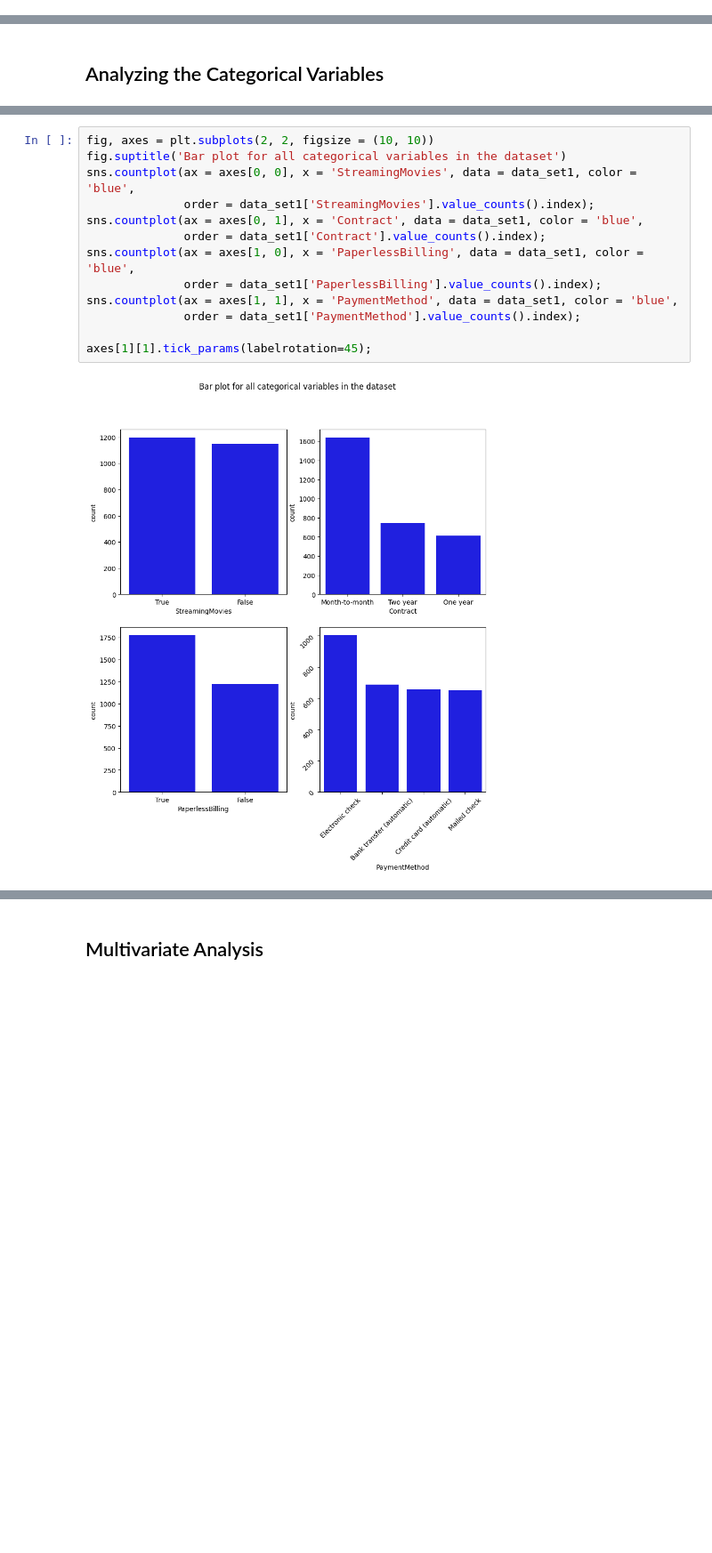
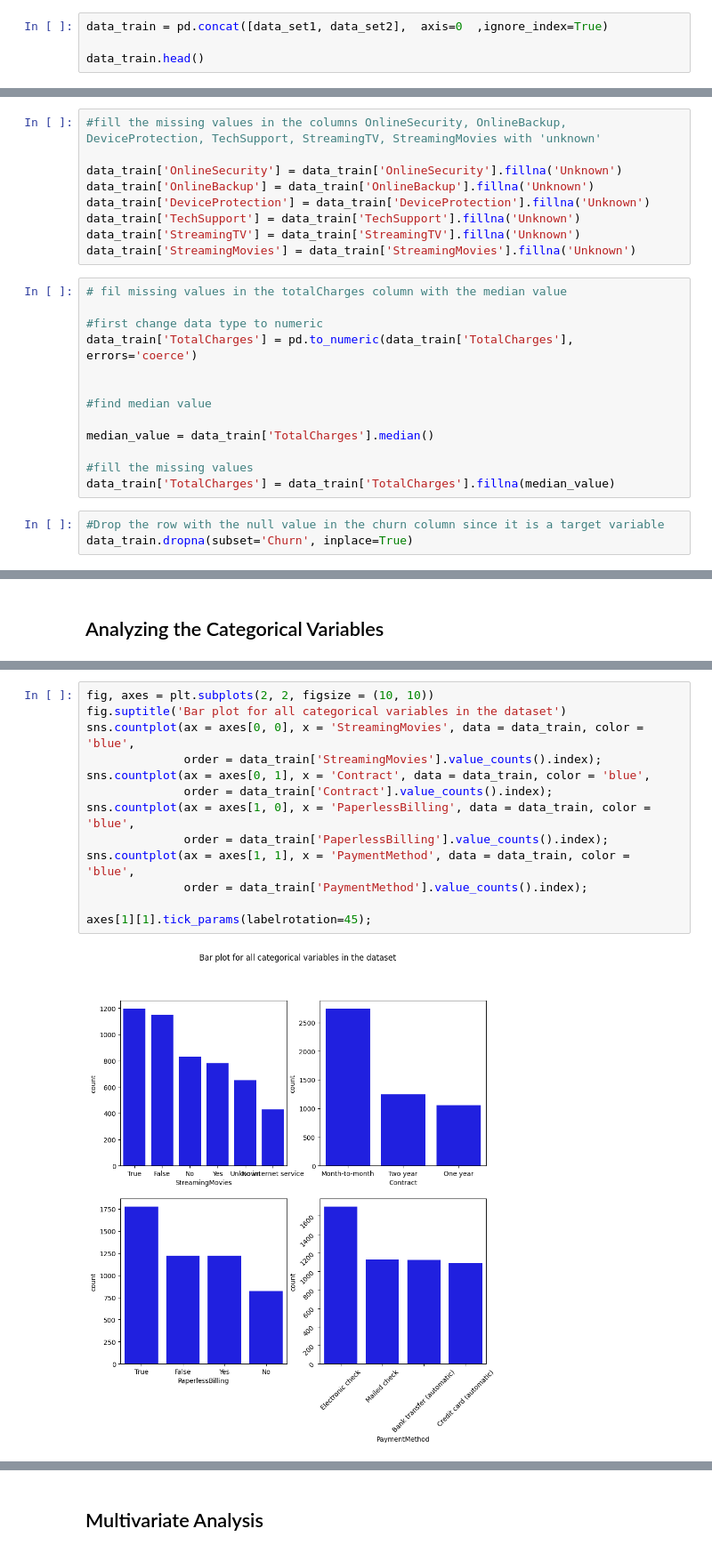
Before and after one commit to Marlon-were/Customer_Churn_Analysis, a Jupyter notebook: churn.ipynb, the cells around one changed output, grey strips where cells are left out. Shown: that part at 89% size. Saved outputs shown, nothing was run; the diff lists cells and outputs as text; blank space fills up the shorter version.

```diff
--- a/churn.ipynb
+++ b/churn.ipynb
@@ -65,3 +65,7 @@ df_test.head()
 | 4 | 3801-HMYNL | Male | 0 | Yes | Yes | 1 | Yes | No | ... |
 # %% [markdown]
 ## Analyzing the Data
+# %%
+data_train = pd.concat([data_set1, data_set2],  axis=0  ,ignore_index=True)
+
+data_train.head()
@@ -103,3 +146,28 @@ The first train dataset has data for 3000 customers. It's woth noting that the f
+# %%
+#fill the missing values in the columns OnlineSecurity, OnlineBackup, DeviceProtection, TechSupport, StreamingTV, StreamingMovies with 'unknown'
+
+data_train['OnlineSecurity'] = data_train['OnlineSecurity'].fillna('Unknown')
+data_train['OnlineBackup'] = data_train['OnlineBackup'].fillna('Unknown')
+data_train['DeviceProtection'] = data_train['DeviceProtection'].fillna('Unknown')
+data_train['TechSupport'] = data_train['TechSupport'].fillna('Unknown')
+data_train['StreamingTV'] = data_train['StreamingTV'].fillna('Unknown')
+data_train['StreamingMovies'] = data_train['StreamingMovies'].fillna('Unknown')
+# %%
+# fil missing values in the totalCharges column with the median value
+
+#first change data type to numeric
+data_train['TotalCharges'] = pd.to_numeric(data_train['TotalCharges'], errors='coerce')
+
+
+#find median value
+
+median_value = data_train['TotalCharges'].median()
+
+#fill the missing values
+data_train['TotalCharges'] = data_train['TotalCharges'].fillna(median_value)
+# %%
+#Drop the row with the null value in the churn column since it is a target variable
+data_train.dropna(subset='Churn', inplace=True)
 # %% [markdown]
 ## Check for Duplication
 # %%
@@ -283,15 +401,15 @@ axes[2][1].tick_params(labelrotation=90);
 # %%
 fig, axes = plt.subplots(2, 2, figsize = (10, 10))
 fig.suptitle('Bar plot for all categorical variables in the dataset')
-sns.countplot(ax = axes[0, 0], x = 'StreamingMovies', data = data_set1, color = 'blue',
-              order = data_set1['StreamingMovies'].value_counts().index);
-sns.countplot(ax = axes[0, 1], x = 'Contract', data = data_set1, color = 'blue',
-              order = data_set1['Contract'].value_counts().index);
-sns.countplot(ax = axes[1, 0], x = 'PaperlessBilling', data = data_set1, color = 'blue',
-              order = data_set1['PaperlessBilling'].value_counts().index);
-sns.countplot(ax = axes[1, 1], x = 'PaymentMethod', data = data_set1, color = 'blue',
-              order = data_set1['PaymentMethod'].value_counts().index);
+sns.countplot(ax = axes[0, 0], x = 'StreamingMovies', data = data_train, color = 'blue',
+              order = data_train['StreamingMovies'].value_counts().index);
+sns.countplot(ax = axes[0, 1], x = 'Contract', data = data_train, color = 'blue',
+              order = data_train['Contract'].value_counts().index);
+sns.countplot(ax = axes[1, 0], x = 'PaperlessBilling', data = data_train, color = 'blue',
+              order = data_train['PaperlessBilling'].value_counts().index);
+sns.countplot(ax = axes[1, 1], x = 'PaymentMethod', data = data_train, color = 'blue',
+              order = data_train['PaymentMethod'].value_counts().index);
 
 axes[1][1].tick_params(labelrotation=45);
 # %% [output]
-[figure, old version]
+[figure, new version]
```
Also changed, not shown: parts of 23 cells of this notebook, 1 other file.
